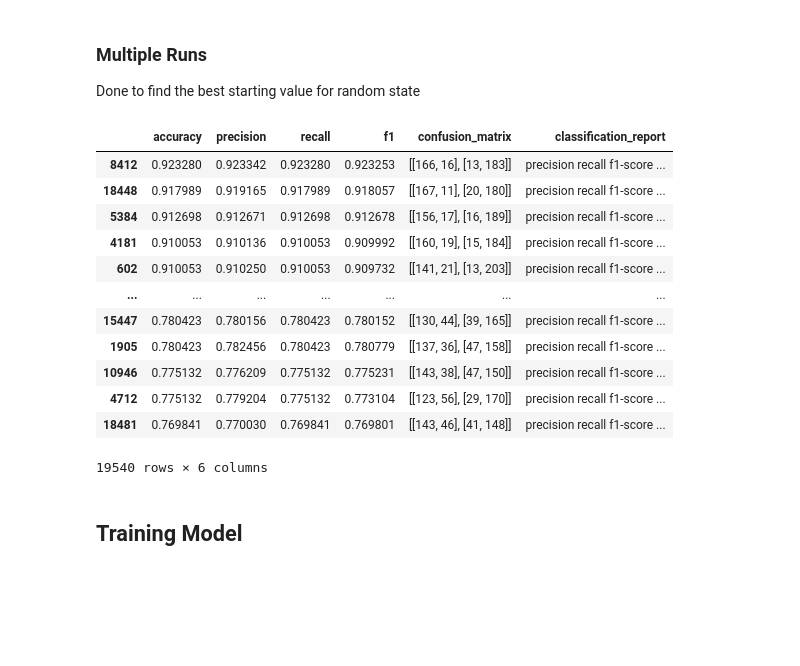
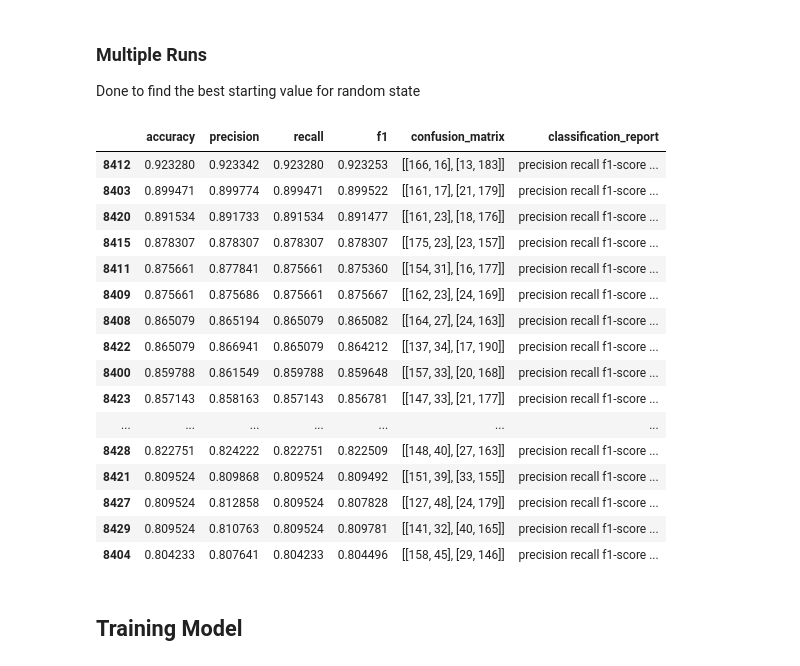
Before and after one commit to nfarhaan/Heart-Attack-Prediction-Using-Machine-Learning, a Jupyter notebook: decision_tree.ipynb, the cells around one changed output. Saved outputs shown, nothing was run; the diff lists cells and outputs as text; code cells hidden in the pictures; blank space fills up the shorter version.

```diff
--- a/decision_tree.ipynb
+++ b/decision_tree.ipynb
@@ -99,37 +99,41 @@ Done to find the best starting value for random state
 # %%
 import tqdm
 
 results = {}
 
-for random_state_value in tqdm.tqdm(range(1, 19541)):
+for random_state_value in tqdm.tqdm(range(8400, 8430)):
     y_test, y_pred, model, X_train, X_test = fit_model(random_state_value, X, y)
     accuracy, precision, recall, f1, conf_matrix, class_report = evaluate_model(y_test, y_pred)
     results[random_state_value] = {
         'accuracy': accuracy,
         'precision': precision,
         'recall': recall,
         'f1': f1,
         'confusion_matrix': conf_matrix,
         'classification_report': class_report
     }
 
 data = pd.DataFrame.from_dict(results, orient='index')
 data = data.sort_values('accuracy', ascending=False)
 data
 # %% [output]
 |  | accuracy | precision | recall | f1 | confusion_matrix | classification_report |
 | 8412 | 0.923280 | 0.923342 | 0.923280 | 0.923253 | [[166, 16], [13, 183]] | precision recall f1-score ... |
-| 18448 | 0.917989 | 0.919165 | 0.917989 | 0.918057 | [[167, 11], [20, 180]] | precision recall f1-score ... |
-| 5384 | 0.912698 | 0.912671 | 0.912698 | 0.912678 | [[156, 17], [16, 189]] | precision recall f1-score ... |
-| 4181 | 0.910053 | 0.910136 | 0.910053 | 0.909992 | [[160, 19], [15, 184]] | precision recall f1-score ... |
-| 602 | 0.910053 | 0.910250 | 0.910053 | 0.909732 | [[141, 21], [13, 203]] | precision recall f1-score ... |
+| 8403 | 0.899471 | 0.899774 | 0.899471 | 0.899522 | [[161, 17], [21, 179]] | precision recall f1-score ... |
+| 8420 | 0.891534 | 0.891733 | 0.891534 | 0.891477 | [[161, 23], [18, 176]] | precision recall f1-score ... |
+| 8415 | 0.878307 | 0.878307 | 0.878307 | 0.878307 | [[175, 23], [23, 157]] | precision recall f1-score ... |
+| 8411 | 0.875661 | 0.877841 | 0.875661 | 0.875360 | [[154, 31], [16, 177]] | precision recall f1-score ... |
+| 8409 | 0.875661 | 0.875686 | 0.875661 | 0.875667 | [[162, 23], [24, 169]] | precision recall f1-score ... |
+| 8408 | 0.865079 | 0.865194 | 0.865079 | 0.865082 | [[164, 27], [24, 163]] | precision recall f1-score ... |
+| 8422 | 0.865079 | 0.866941 | 0.865079 | 0.864212 | [[137, 34], [17, 190]] | precision recall f1-score ... |
+| 8400 | 0.859788 | 0.861549 | 0.859788 | 0.859648 | [[157, 33], [20, 168]] | precision recall f1-score ... |
+| 8423 | 0.857143 | 0.858163 | 0.857143 | 0.856781 | [[147, 33], [21, 177]] | precision recall f1-score ... |
 | ... | ... | ... | ... | ... | ... | ... |
-| 15447 | 0.780423 | 0.780156 | 0.780423 | 0.780152 | [[130, 44], [39, 165]] | precision recall f1-score ... |
-| 1905 | 0.780423 | 0.782456 | 0.780423 | 0.780779 | [[137, 36], [47, 158]] | precision recall f1-score ... |
-| 10946 | 0.775132 | 0.776209 | 0.775132 | 0.775231 | [[143, 38], [47, 150]] | precision recall f1-score ... |
-| 4712 | 0.775132 | 0.779204 | 0.775132 | 0.773104 | [[123, 56], [29, 170]] | precision recall f1-score ... |
-| 18481 | 0.769841 | 0.770030 | 0.769841 | 0.769801 | [[143, 46], [41, 148]] | precision recall f1-score ... |
+| 8428 | 0.822751 | 0.824222 | 0.822751 | 0.822509 | [[148, 40], [27, 163]] | precision recall f1-score ... |
+| 8421 | 0.809524 | 0.809868 | 0.809524 | 0.809492 | [[151, 39], [33, 155]] | precision recall f1-score ... |
+| 8427 | 0.809524 | 0.812858 | 0.809524 | 0.807828 | [[127, 48], [24, 179]] | precision recall f1-score ... |
+| 8429 | 0.809524 | 0.810763 | 0.809524 | 0.809781 | [[141, 32], [40, 165]] | precision recall f1-score ... |
+| 8404 | 0.804233 | 0.807641 | 0.804233 | 0.804496 | [[158, 45], [29, 146]] | precision recall f1-score ... |
-19540 rows × 6 columns
 # %% [markdown]
 ## Training Model
 # %%
```
Also changed, not shown: parts of 1 cell of this notebook.
